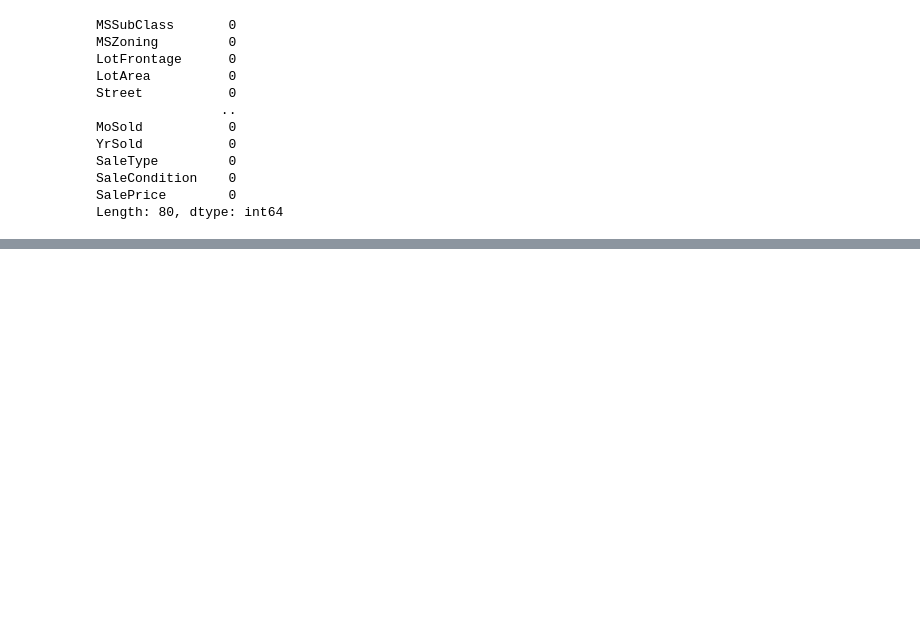
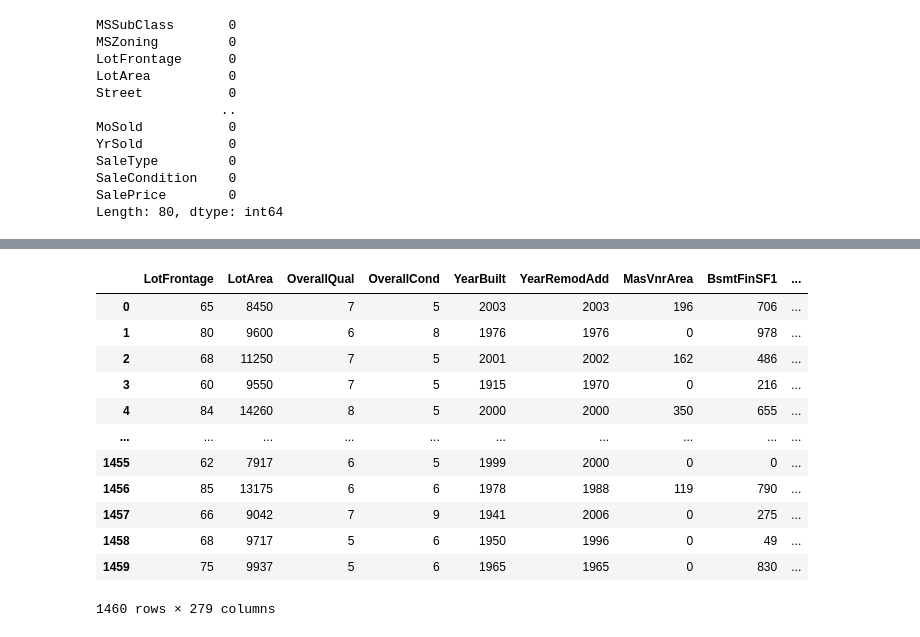
Before and after one commit to Meenakshigupta6527/EDA-for-Real-Estate-Pricing, a Jupyter notebook: Exploratory_Data_Analysis_for_Real_Estate_Pricing.ipynb, the cells around one changed output, grey strips where cells are left out. Drawn from its saved outputs; the diff is of its cells as text; code cells hidden in the pictures; blank space fills up the shorter version.

```diff
--- a/Exploratory_Data_Analysis_for_Real_Estate_Pricing.ipynb
+++ b/Exploratory_Data_Analysis_for_Real_Estate_Pricing.ipynb
@@ -101,0 +148,3 @@ Length: 80, dtype: object
+# %%
+df_cat_encoded = pd.get_dummies(dataset1_cat, drop_first=True)  # Apply one-hot encoding
+df_cat_encoded
@@ -101,0 +165,22 @@ Length: 80, dtype: object
+# %%
+# Identify boolean columns and convert them to numeric
+boolean_cols = df_cat_encoded.columns[df_cat_encoded.dtypes == 'bool']
+df_cat_encoded[boolean_cols] = df_cat_encoded[boolean_cols].astype(int)
+# %%
+# Concatenate the numerical and encoded categorical columns
+df_ml = pd.concat([df_num, df_cat_encoded], axis=1)  # Concatenate along columns (axis=1)
+df_ml
+# %% [output]
+|  | LotFrontage | LotArea | OverallQual | OverallCond | YearBuilt | YearRemodAdd | MasVnrArea | BsmtFinSF1 | ... |
+| 0 | 65 | 8450 | 7 | 5 | 2003 | 2003 | 196 | 706 | ... |
+| 1 | 80 | 9600 | 6 | 8 | 1976 | 1976 | 0 | 978 | ... |
+| 2 | 68 | 11250 | 7 | 5 | 2001 | 2002 | 162 | 486 | ... |
+| 3 | 60 | 9550 | 7 | 5 | 1915 | 1970 | 0 | 216 | ... |
+| 4 | 84 | 14260 | 8 | 5 | 2000 | 2000 | 350 | 655 | ... |
+| ... | ... | ... | ... | ... | ... | ... | ... | ... | ... |
+| 1455 | 62 | 7917 | 6 | 5 | 1999 | 2000 | 0 | 0 | ... |
+| 1456 | 85 | 13175 | 6 | 6 | 1978 | 1988 | 119 | 790 | ... |
+| 1457 | 66 | 9042 | 7 | 9 | 1941 | 2006 | 0 | 275 | ... |
+| 1458 | 68 | 9717 | 5 | 6 | 1950 | 1996 | 0 | 49 | ... |
+| 1459 | 75 | 9937 | 5 | 6 | 1965 | 1965 | 0 | 830 | ... |
+1460 rows × 279 columns
```
Also changed, not shown: parts of 9 cells of this notebook.
